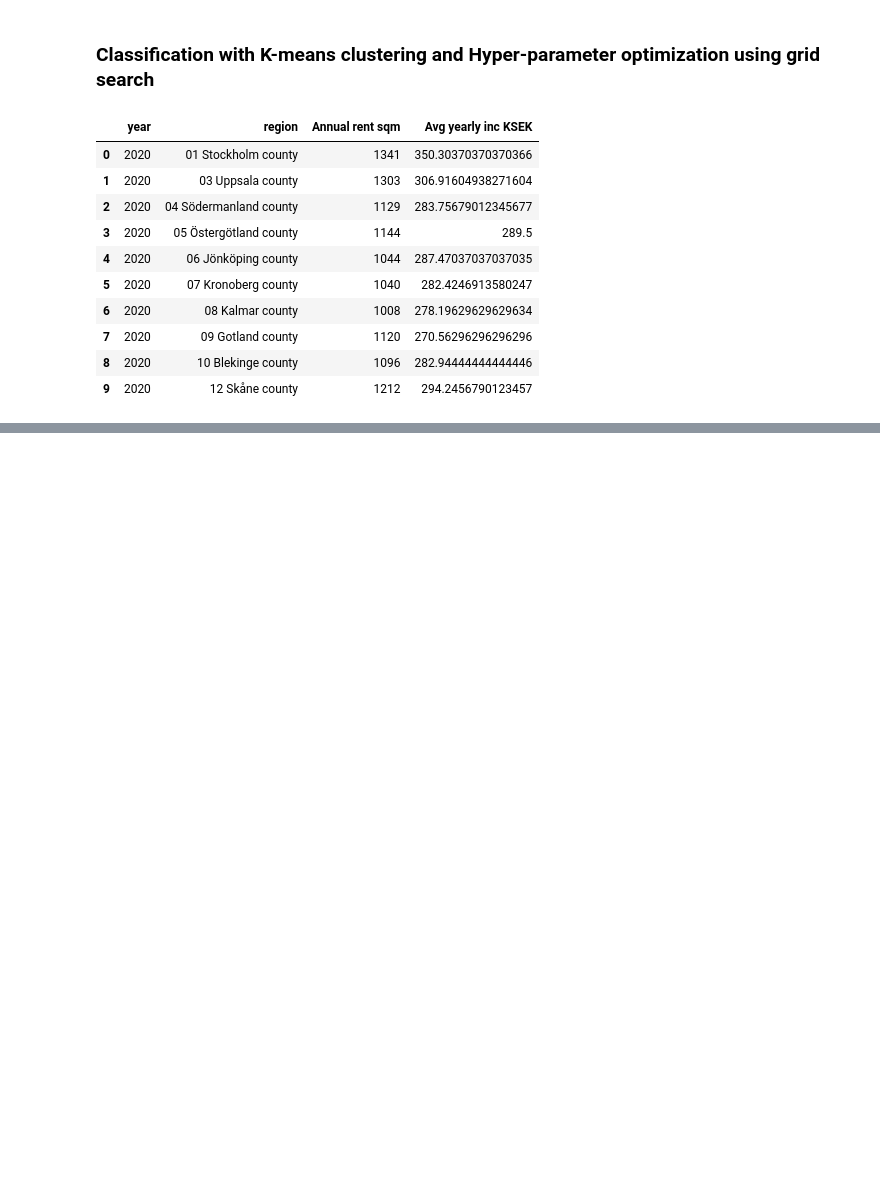
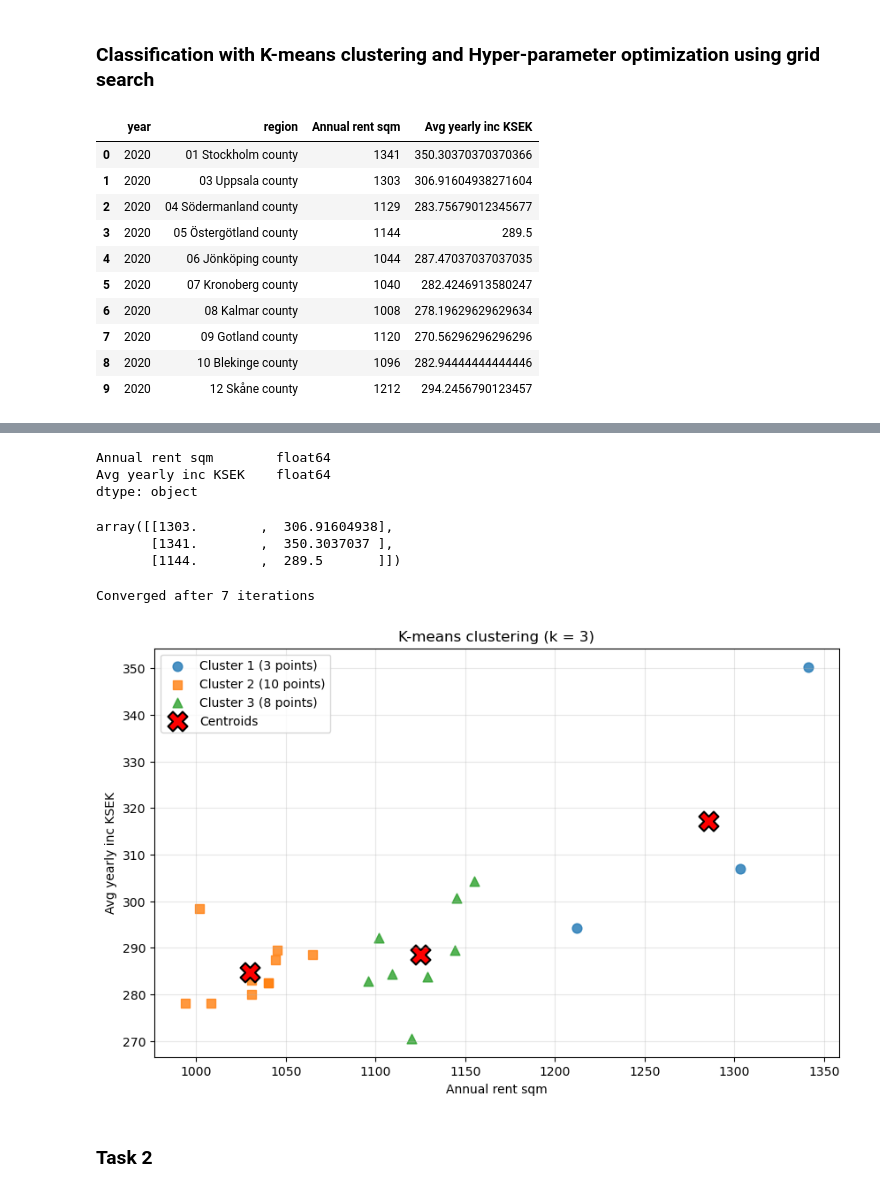
Before and after one commit to vamsik1606/Ai_programmin_course, a Jupyter notebook: lab3/lab3_grp18.ipynb, the cells around one changed output, grey strips where cells are left out. Drawn from its saved outputs; the diff is of its cells as text; code cells hidden in the pictures; blank space fills up the shorter version.

Commit message:
finished task1

```diff
--- a/lab3/lab3_grp18.ipynb
+++ b/lab3/lab3_grp18.ipynb
@@ -58,0 +62,7 @@ Index(['year', 'region', 'Annual rent sqm', 'Avg yearly inc KSEK'], dtype='str')
+# %%
+data_df_points = data_df[['Annual rent sqm', 'Avg yearly inc KSEK']]
+data_df_points.dtypes
+# %% [output]
+Annual rent sqm        float64
+Avg yearly inc KSEK    float64
+dtype: object
@@ -58,0 +121,44 @@ Index(['year', 'region', 'Annual rent sqm', 'Avg yearly inc KSEK'], dtype='str')
+# %%
+data_df_points.sample(3).values.astype(float)
+# %% [output]
+array([[1303.        ,  306.91604938],
+       [1341.        ,  350.3037037 ],
+       [1144.        ,  289.5       ]])
+# %%
+model = KMeans(data_df_points,k=3,max_iters=10)
+lables, centroids = model.fit()
+# %% [output]
+Converged after 7 iterations
+# %%
+
+k = model.get_k()
+x_column, y_column = data_df_points.columns
+colors = ['tab:blue', 'tab:orange', 'tab:green', 'tab:purple', 'tab:brown']
+markers = ['o', 's', '^', 'D', 'v']
+
+plt.figure(figsize=(10, 6))
+
+for i in range(k):
+    cluster_points = data_df_points[lables == i]
+    plt.scatter(
+        cluster_points[x_column], cluster_points[y_column],
+        c=colors[i], marker=markers[i], s=60, alpha=0.8,
+        label=f'Cluster {i + 1} ({len(cluster_points)} points)'
+    )
+
+plt.scatter(
+    centroids[:, 0], centroids[:, 1],
+    c='red', marker='X', s=250, edgecolors='black', linewidths=1.5,
+    label='Centroids'
+)
+
+plt.xlabel(x_column)
+plt.ylabel(y_column)
+plt.title(f'K-means clustering (k = {k})')
+plt.grid(True, alpha=0.3)
+plt.legend()
+plt.show()
+# %% [output]
+[figure, added]
+# %% [markdown]
+### Task 2
```
Also changed, not shown: parts of 5 cells of this notebook, 1 other file.
